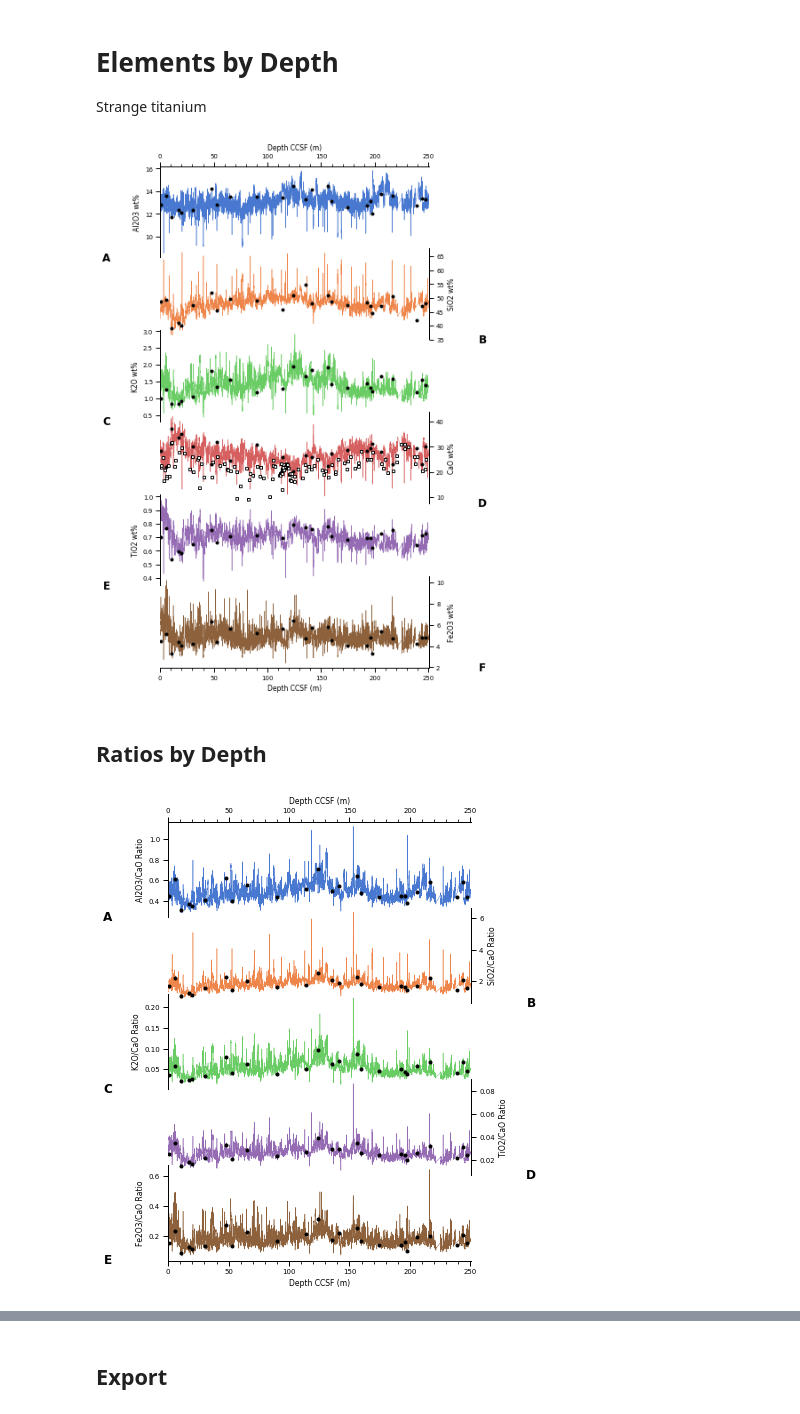
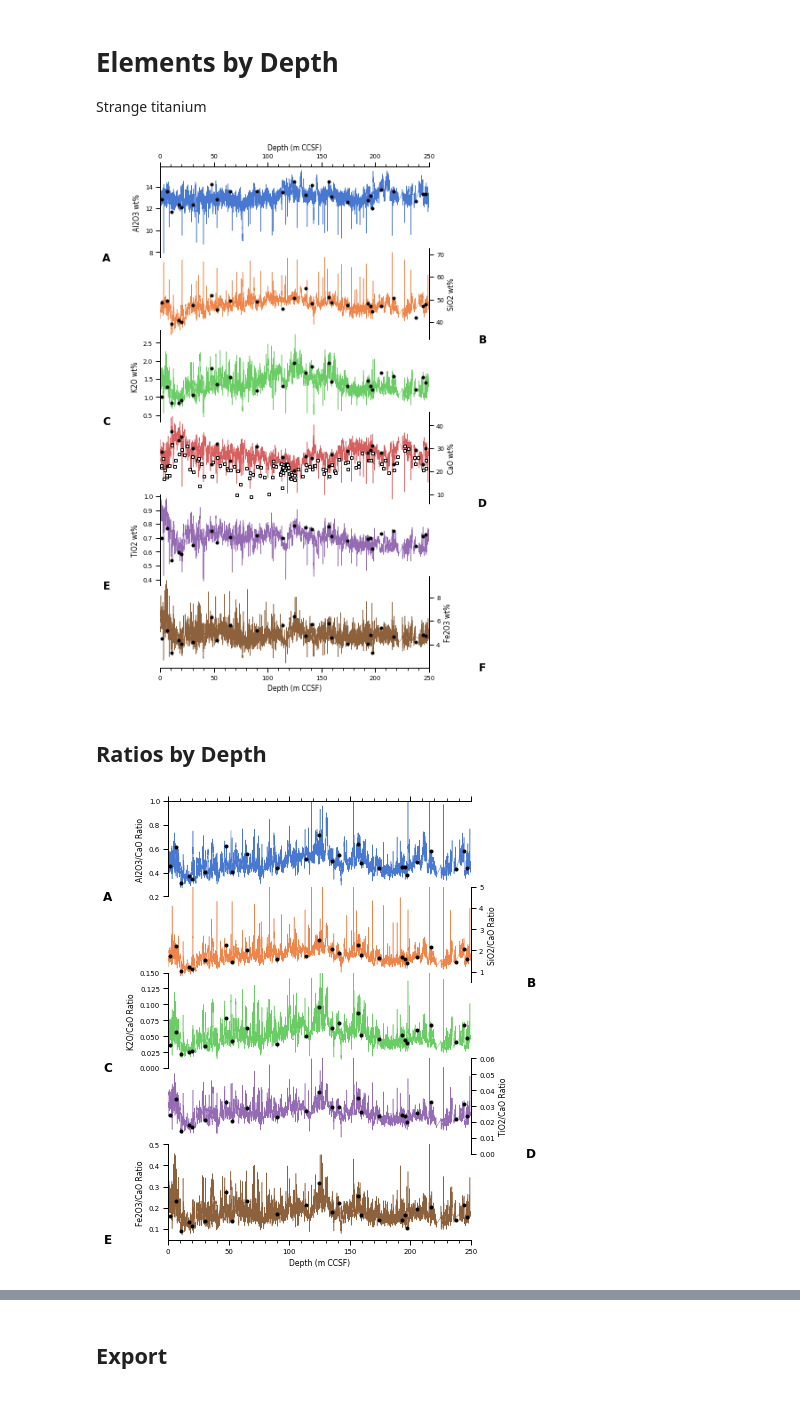
Before and after one commit to danielbabin/U1474_XRF_Data_Report, a Jupyter notebook: Notebooks/xrf_calibration.ipynb, the cells around one changed output, grey strips where cells are left out. Drawn from its saved outputs; the diff is of its cells as text; code cells hidden in the pictures.

```diff
--- a/Notebooks/xrf_calibration.ipynb
+++ b/Notebooks/xrf_calibration.ipynb
@@ -547,7 +490,7 @@ ref_conc_ratios[str('Fe2O3/'+e)]=reference_conc['Fe2O3']/reference_conc[e]
 First extract counts at depth
 # %%
 cts_check=pd.DataFrame(columns=reference_conc.columns)
-cts_check_ratios=xrf_ratios.reindex(ref_conc_ratios.index,method='nearest')
+cts_check_ratios=xrf_ratios.reindex(ref_conc_ratios.index,method='nearest',tolerance=.02)
 cts_check_ratios.rename(columns={'Al/Ca':'Al2O3/CaO','Si/Ca':'SiO2/CaO','K/Ca':'K2O/CaO',
                                  'Ca/Ca':'CaO/CaO','Ti/Ca':'TiO2/CaO','Fe/Ca':'Fe2O3/CaO'},inplace=True)
 # %% [markdown]
@@ -651,7 +594,7 @@ calibrated.rename(columns={'Al2O3/CaO':'Al2O3','SiO2/CaO':'SiO2','K2O/CaO':'K2O'
 # %%
 calibrated_ratios=np.exp(df_ln_wij_over_wid_xrf)
 # %%
-cts_check_ratios=df_ln_wij_over_wid_xrf.reindex(ref_conc_ratios.index,method='nearest')
+cts_check_ratios=df_ln_wij_over_wid_xrf.reindex(ref_conc_ratios.index,method='nearest',tolerance=.02)
 
 sns.set_context('paper',font_scale=.8)
 fig,axes=plt.subplots(ncols=5,nrows=1,figsize=(10,3))
@@ -672,5 +615,6 @@ plt.subplots_adjust(hspace=.2,wspace=1,right=.95,left=.1)
 # %%
 label_list=['Al/Ca','Si/Ca','K/Ca','Ti/Ca','Fe/Ca']
+oxide_labels=['Al$_2$O$_3$/CaO','SiO$_2$/CaO','K$_2$O/CaO','TiO$_2$/CaO','Fe$_2$O$_3$/CaO']
 sns.set_context('paper',font_scale=.8)
 fig,axes=plt.subplots(ncols=5,nrows=3,figsize=(10,7.5))
 for i,col in enumerate(ref_conc_ratios.columns):
@@ -681,7 +625,7 @@ for i,col in enumerate(ref_conc_ratios.columns):
     ax.text(0.05, .97, text,
         verticalalignment='top', horizontalalignment='left',
         transform=ax.transAxes, fontsize=8)
-    ax.set_ylabel(col+' Reference')
+    ax.set_ylabel(oxide_labels[i]+' Reference')
     ax.set_xlabel(label_list[i]+' XRF Counts')
 
 ax.annotate('A',xy=(-7.8,1),xycoords='axes fraction',size=16,fontweight='bold')
@@ -696,7 +640,7 @@ for i,col in enumerate(ref_conc_ratios.columns):
     ax.text(0.05, .97, text,
         verticalalignment='top', horizontalalignment='left',
         transform=ax.transAxes, fontsize=8)
-    ax.set_ylabel('log('+label_list[i]+') Reference')
+    ax.set_ylabel('log('+oxide_labels[i]+') Reference')
     ax.set_xlabel('log('+label_list[i]+') XRF Counts')
 
 ax.annotate('B',xy=(-7.8,1),xycoords='axes fraction',size=16,fontweight='bold')
@@ -714,8 +658,8 @@ for i,col in enumerate(ref_conc_ratios.columns):
     ax.text(0.05, .97, text,
         verticalalignment='top', horizontalalignment='left',
         transform=ax.transAxes, fontsize=8)
-    ax.set_ylabel(col+' Reference')
-    ax.set_xlabel(col+' XRF Calibrated')
+    ax.set_ylabel(oxide_labels[i]+' Reference')
+    ax.set_xlabel(oxide_labels[i]+' XRF Calibrated')
 
 
 ax.annotate('C',xy=(-7.8,1),xycoords='axes fraction',size=16,fontweight='bold')
@@ -788,6 +729,8 @@ ms=1.5
 sns.despine(ax=axes[0],right=True,bottom=True,top=False)
 axes[0].patch.set_alpha(0)
 
+x1=0
+x2=250
 
 for i,ax in enumerate(axes[1:-1]):
     if i%2==1:
@@ -810,12 +753,12 @@ else:
     axis.patch.set_alpha(0)
 
 for i,e in enumerate(['Al2O3','SiO2','K2O','CaO','TiO2','Fe2O3']):
-    calibrated[e].plot(ax=axes[i],color=colors[i],lw=lw)
-    reference_conc.iloc[:,i].plot(ax=axes[i],ls='',marker='o',color='k',
+    calibrated[e].loc[x1:x2].plot(ax=axes[i],color=colors[i],lw=lw)
+    reference_conc.iloc[:,i].loc[x1:x2].plot(ax=axes[i],ls='',marker='o',color='k',
                                        markeredgecolor='k',markeredgewidth=1,ms=2*ms)
     axes[i].set_ylabel(e+' wt%')
 
-(CaCO3['%CaCO3']*.4/.714).loc[:250].plot(ax=axes[3],marker='s',ls='',color='white',markeredgecolor='k',ms=2*ms)
+(CaCO3['%CaCO3']*.4/.714).loc[:250].loc[x1:x2].plot(ax=axes[3],marker='s',ls='',color='white',markeredgecolor='k',ms=2*ms)
 
 axes[0].annotate('A',xy=(-.2,0),
     xycoords='axes fraction',horizontalalignment='center',
@@ -838,19 +781,19 @@ axes[5].annotate('F',xy=(1+.2,0),
 
 axes[0].xaxis.set_minor_locator(AutoMinorLocator(5))
 axes[0].xaxis.set_label_position("top")
-axes[0].set_xlabel('Depth CCSF (m)')
+axes[0].set_xlabel('Depth (m CCSF)')
 axis=axes[-1]
 axis.xaxis.set_minor_locator(AutoMinorLocator(5))
-axis.set_xlabel('Depth CCSF (m)')
+axis.set_xlabel('Depth (m CCSF)')
 
 plt.subplots_adjust(hspace=-.1,top=.94,bottom=.07,right=.85,left=.15)
 fig.savefig(figure_path+'Figure-4 concentrations.png',dpi=700)
 # %% [output]
-[figure, old version]
+[figure, new version]
 # %% [markdown]
 ## Ratios by Depth
 # %%
-fig,axes=plt.subplots(nrows=5,figsize=(6,7))
+fig,axes=plt.subplots(nrows=5,figsize=(6,7),sharex=True)
 sns.set_context('paper',font_scale=.8)
 
 lw=.5
@@ -858,7 +801,6 @@ ms=1.5
 
 sns.despine(ax=axes[0],right=True,bottom=True,top=False)
 axes[0].patch.set_alpha(0)
-
 
 for i,ax in enumerate(axes[1:-1]):
     if i%2==1:
@@ -881,42 +823,44 @@ else:
     axis.patch.set_alpha(0)
 
 es=['Al2O3', 'SiO2', 'K2O', 'TiO2', 'Fe2O3']
+lims=[(.2,1),(.5,5),(0,.15),(0,.06),(0.05,.5)]
 
 color_list=[0,1,2,4,5]
 for i,e in enumerate(['Al2O3','SiO2','K2O','TiO2','Fe2O3']):
-    (calibrated[e]/calibrated['CaO']).plot(ax=axes[i],color=colors[color_list[i]],lw=lw)
-    (reference_conc[es[i]]/reference_conc['CaO']).plot(ax=axes[i],ls='',marker='o',color='k',
+    (calibrated[e]/calibrated['CaO']).loc[x1:x2].plot(ax=axes[i],color=colors[color_list[i]],lw=lw)
+    (reference_conc[es[i]]/reference_conc['CaO']).loc[x1:x2].plot(ax=axes[i],ls='',marker='o',color='k',
                                        markeredgecolor='k',markeredgewidth=1,ms=2*ms)
     axes[i].set_ylabel(e+'/CaO Ratio')
+    axes[i].set_ylim(lims[i])
 
 axes[0].annotate('A',xy=(-.2,0),
     xycoords='axes fraction',horizontalalignment='center',
     verticalalignment='center',size=12,fontweight='bold')
 axes[1].annotate('B',xy=(1+.2,0),
     xycoords='axes fraction',horizontalalignment='center',
     verticalalignment='center',size=12,fontweight='bold')
 axes[2].annotate('C',xy=(-.2,0),
     xycoords='axes fraction',horizontalalignment='center',
     verticalalignment='center',size=12,fontweight='bold')
 axes[3].annotate('D',xy=(1+.2,0),
     xycoords='axes fraction',horizontalalignment='center',
     verticalalignment='center',size=12,fontweight='bold')
 axes[4].annotate('E',xy=(-.2,0),
     xycoords='axes fraction',horizontalalignment='center',
     verticalalignment='center',size=12,fontweight='bold')
 
 
 axes[0].xaxis.set_minor_locator(AutoMinorLocator(5))
 axes[0].xaxis.set_label_position("top")
-axes[0].set_xlabel('Depth CCSF (m)')
+axes[0].set_xlabel('Depth (m CCSF)')
 axis=axes[-1]
 axis.xaxis.set_minor_locator(AutoMinorLocator(5))
-axis.set_xlabel('Depth CCSF (m)')
+axis.set_xlabel('Depth (m CCSF)')
 
 plt.subplots_adjust(hspace=-.1,top=.94,bottom=.07,right=.85,left=.15)
 fig.savefig(figure_path+'Figure-5 concentrations_ratios.png',dpi=700)
 # %% [output]
-[figure, old version]
+[figure, new version]
 # %%
 cts_check=xrf.reindex(reference_conc.index,method='nearest')
 cts_check=cts_check[['Al','Si','K','Ca','Ti','Fe']]
```
Also changed, not shown: parts of 42 cells of this notebook, 46 other files.
